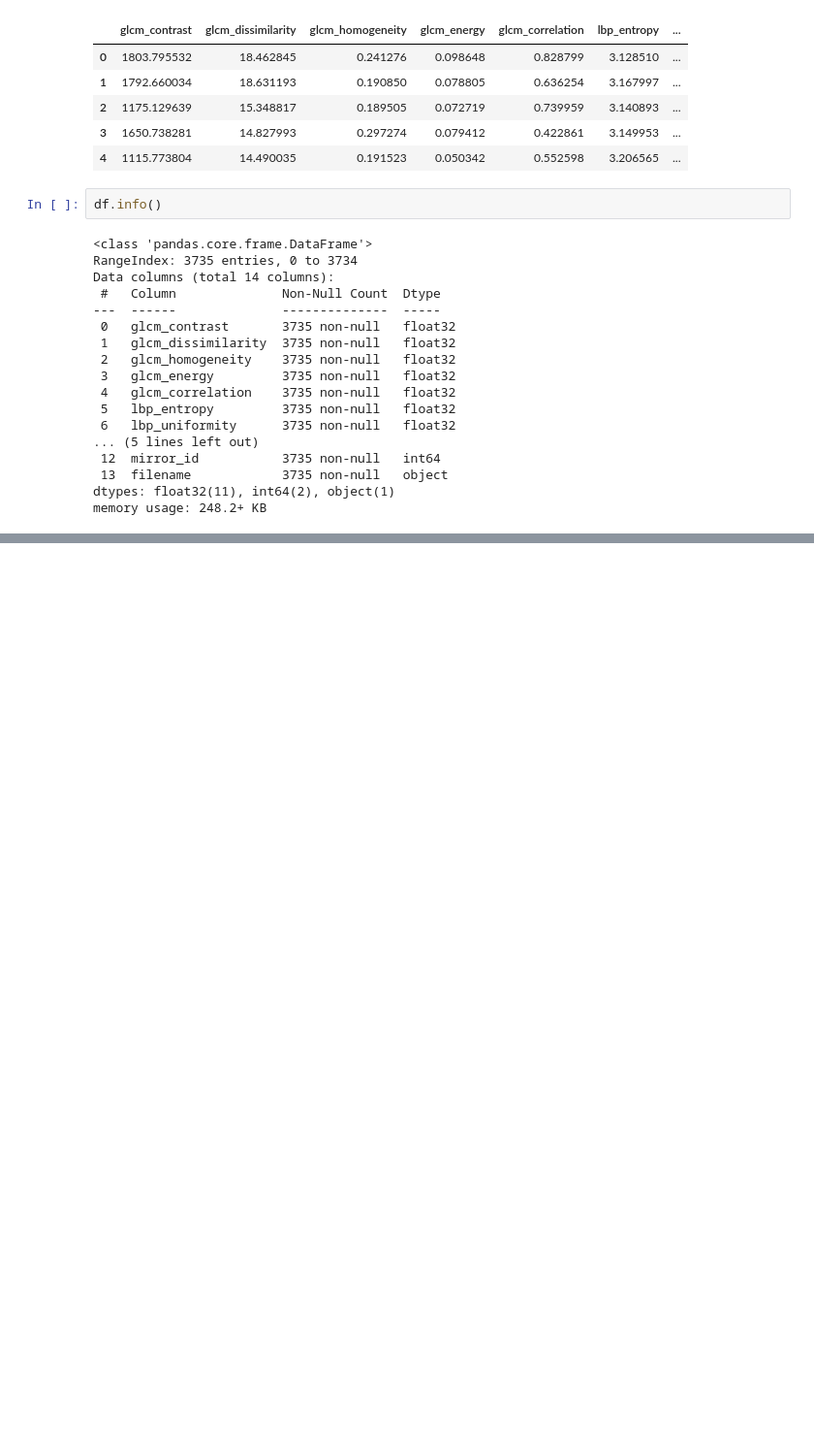
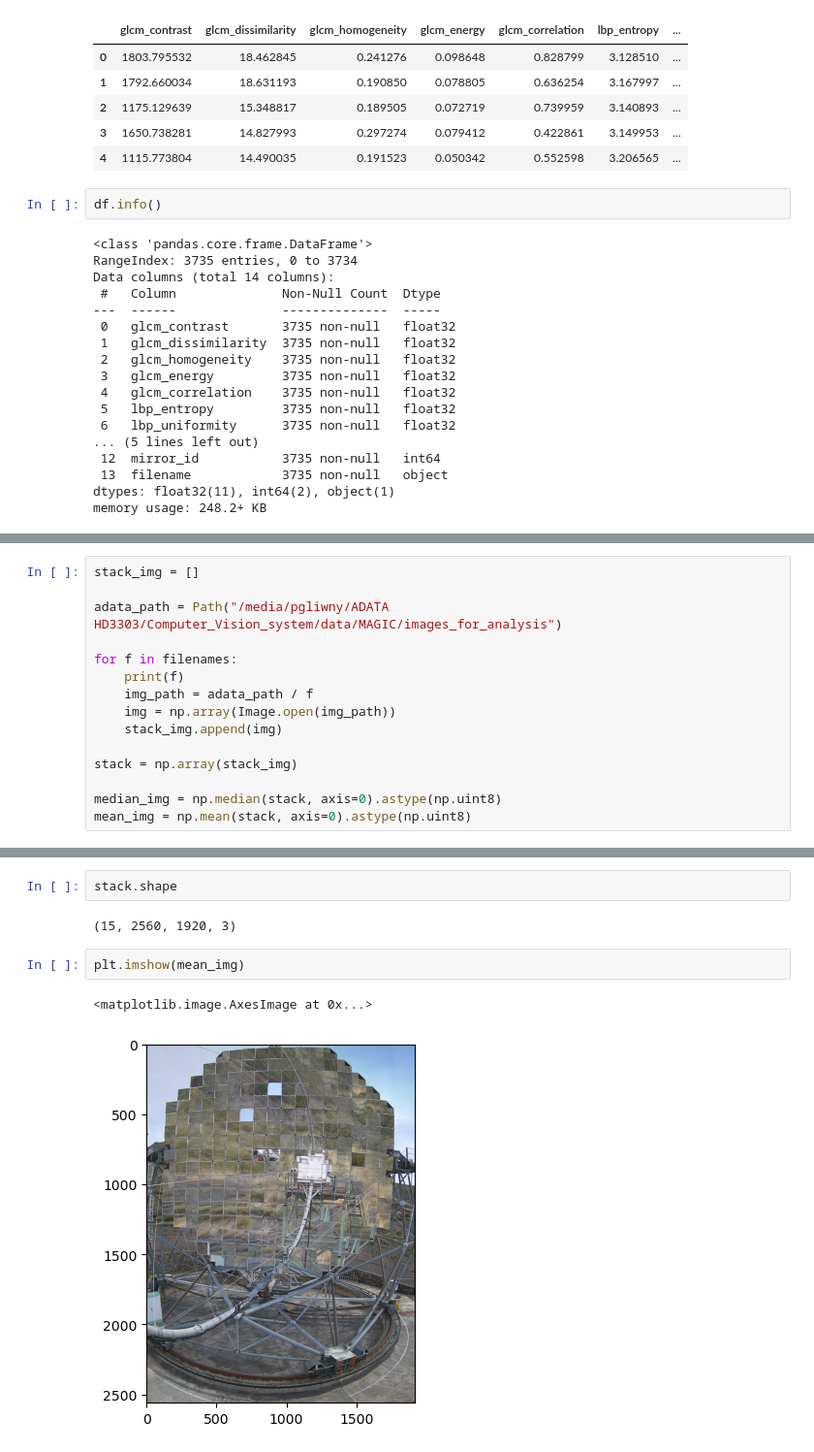
Before and after one commit to pawel21/Computer_vision_for_MAGIC, a Jupyter notebook: notebooks/baseline_analyze.ipynb, the cells around one changed output, grey strips where cells are left out. Shown at 97% size. Saved outputs shown, nothing was run; the diff lists cells and outputs as text; blank space fills up the shorter version.

Commit message:
work on nb for baseline analysis

```diff
--- a/notebooks/baseline_analyze.ipynb
+++ b/notebooks/baseline_analyze.ipynb
@@ -66,0 +110,15 @@ memory usage: 248.2+ KB
+# %%
+stack_img = []
+
+adata_path = Path("/media/pgliwny/ADATA HD3303/Computer_Vision_system/data/MAGIC/images_for_analysis")
+
+for f in filenames:
+    print(f)
+    img_path = adata_path / f
+    img = np.array(Image.open(img_path))
+    stack_img.append(img)
+
+stack = np.array(stack_img)
+
+median_img = np.median(stack, axis=0).astype(np.uint8)
+mean_img = np.mean(stack, axis=0).astype(np.uint8)
@@ -66,0 +141,9 @@ memory usage: 248.2+ KB
+# %%
+stack.shape
+# %% [output]
+(15, 2560, 1920, 3)
+# %%
+plt.imshow(mean_img)
+# %% [output]
+<matplotlib.image.AxesImage at 0x...>
+[figure, added]
```
Also changed, not shown: parts of 22 cells of this notebook.
